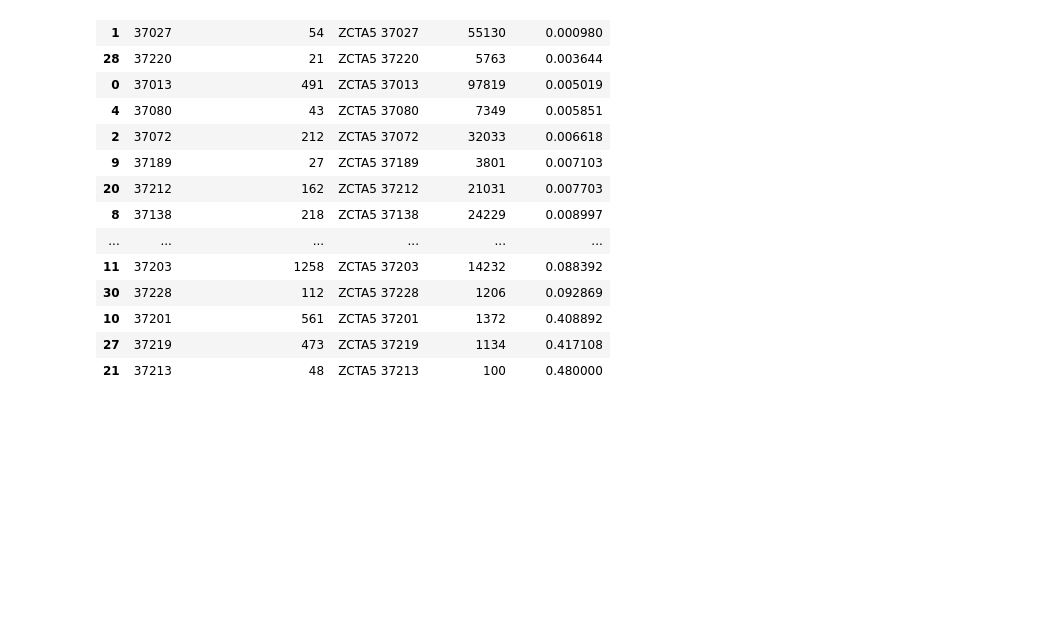
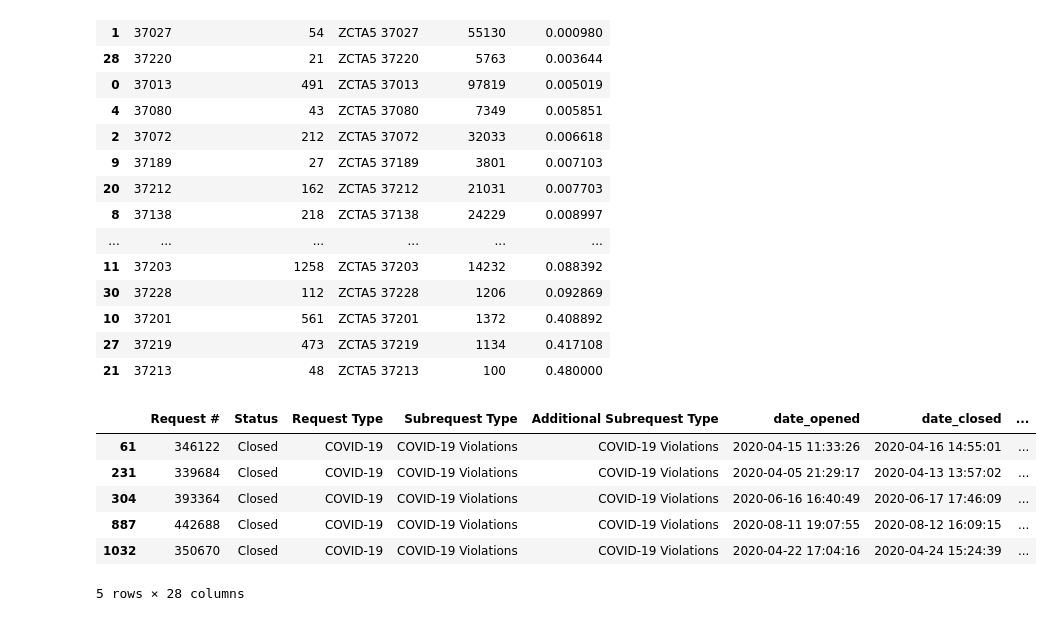
Before and after one commit to KYandow/nashville-covid-violation-reports-Python, a Jupyter notebook: notebooks-ky/Covid Vyrus.ipynb, the cells around one changed output. Cells and saved outputs as stored; diff of their text form; code cells hidden in the pictures; blank space fills up the shorter version.

```diff
--- a/notebooks-ky/Covid Vyrus.ipynb
+++ b/notebooks-ky/Covid Vyrus.ipynb
@@ -173,3 +175,15 @@ req_num_pop_int.sort_values('Req Per Pop')
 | 10 | 37201 | 561 | ZCTA5 37201 | 1372 | 0.408892 |
 | 27 | 37219 | 473 | ZCTA5 37219 | 1134 | 0.417108 |
 | 21 | 37213 | 48 | ZCTA5 37213 | 100 | 0.480000 |
+# %%
+unq_points = req_by_zip.drop_duplicates(subset='geometry')
+unq_points_nona = unq_points[unq_points['geometry'].notna()]
+unq_points_nona.head()
+# %% [output]
+|  | Request # | Status | Request Type | Subrequest Type | Additional Subrequest Type | date_opened | date_closed | ... |
+| 61 | 346122 | Closed | COVID-19 | COVID-19 Violations | COVID-19 Violations | 2020-04-15 11:33:26 | 2020-04-16 14:55:01 | ... |
+| 231 | 339684 | Closed | COVID-19 | COVID-19 Violations | COVID-19 Violations | 2020-04-05 21:29:17 | 2020-04-13 13:57:02 | ... |
+| 304 | 393364 | Closed | COVID-19 | COVID-19 Violations | COVID-19 Violations | 2020-06-16 16:40:49 | 2020-06-17 17:46:09 | ... |
+| 887 | 442688 | Closed | COVID-19 | COVID-19 Violations | COVID-19 Violations | 2020-08-11 19:07:55 | 2020-08-12 16:09:15 | ... |
+| 1032 | 350670 | Closed | COVID-19 | COVID-19 Violations | COVID-19 Violations | 2020-04-22 17:04:16 | 2020-04-24 15:24:39 | ... |
+5 rows × 28 columns
```
Also changed, not shown: parts of 4 cells of this notebook.
